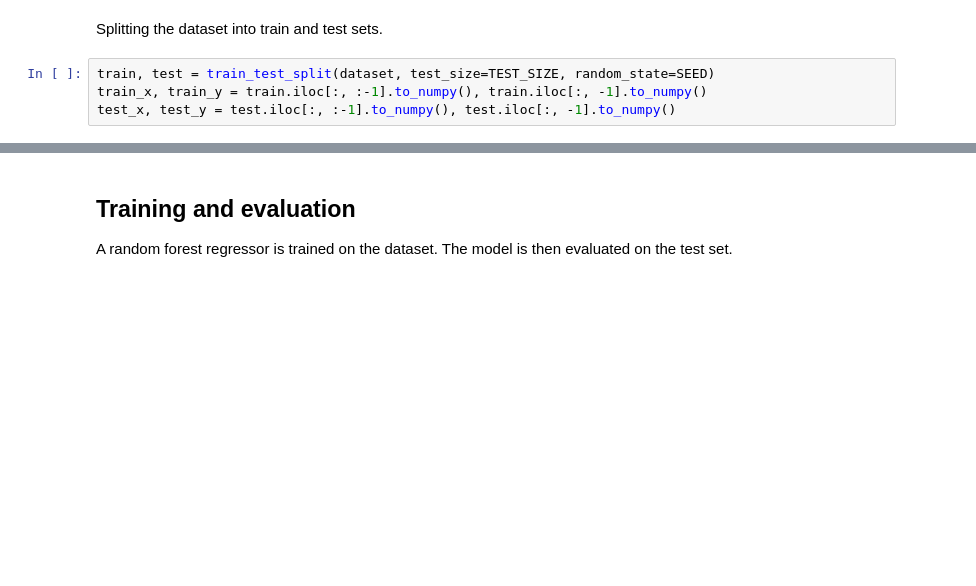
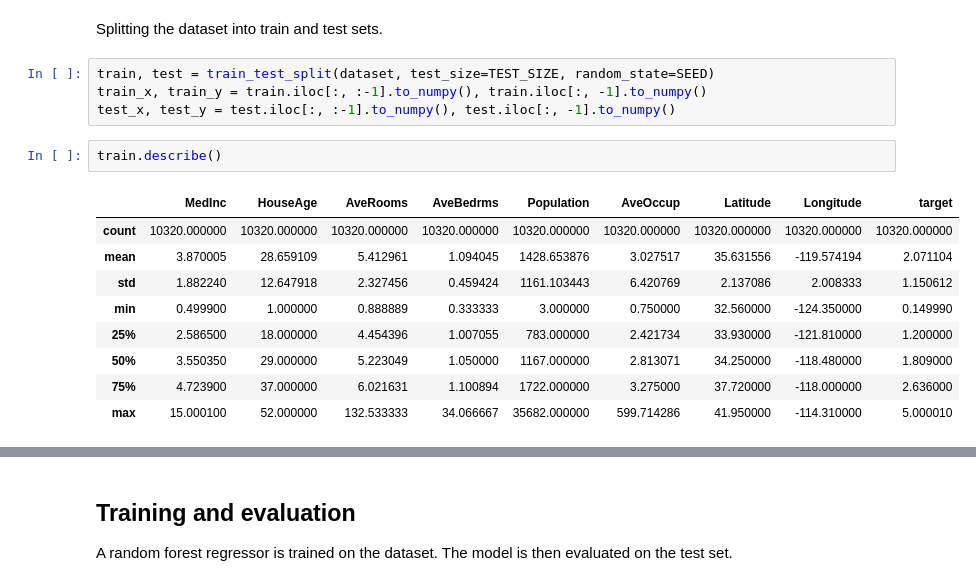
Before and after one commit to pikalab-unibo/demo-lime, a Jupyter notebook: demo-lime.ipynb, the cells around one changed output, grey strips where cells are left out. Saved outputs shown, nothing was run; the diff lists cells and outputs as text; blank space fills up the shorter version.

```diff
--- a/demo-lime.ipynb
+++ b/demo-lime.ipynb
@@ -87,3 +74,15 @@ Splitting the dataset into train and test sets.
 train, test = train_test_split(dataset, test_size=TEST_SIZE, random_state=SEED)
 train_x, train_y = train.iloc[:, :-1].to_numpy(), train.iloc[:, -1].to_numpy()
 test_x, test_y = test.iloc[:, :-1].to_numpy(), test.iloc[:, -1].to_numpy()
+# %%
+train.describe()
+# %% [output]
+|  | MedInc | HouseAge | AveRooms | AveBedrms | Population | AveOccup | Latitude | Longitude | target |
+| count | 10320.000000 | 10320.000000 | 10320.000000 | 10320.000000 | 10320.000000 | 10320.000000 | 10320.000000 | 10320.000000 | 10320.000000 |
+| mean | 3.870005 | 28.659109 | 5.412961 | 1.094045 | 1428.653876 | 3.027517 | 35.631556 | -119.574194 | 2.071104 |
+| std | 1.882240 | 12.647918 | 2.327456 | 0.459424 | 1161.103443 | 6.420769 | 2.137086 | 2.008333 | 1.150612 |
+| min | 0.499900 | 1.000000 | 0.888889 | 0.333333 | 3.000000 | 0.750000 | 32.560000 | -124.350000 | 0.149990 |
+| 25% | 2.586500 | 18.000000 | 4.454396 | 1.007055 | 783.000000 | 2.421734 | 33.930000 | -121.810000 | 1.200000 |
+| 50% | 3.550350 | 29.000000 | 5.223049 | 1.050000 | 1167.000000 | 2.813071 | 34.250000 | -118.480000 | 1.809000 |
+| 75% | 4.723900 | 37.000000 | 6.021631 | 1.100894 | 1722.000000 | 3.275000 | 37.720000 | -118.000000 | 2.636000 |
+| max | 15.000100 | 52.000000 | 132.533333 | 34.066667 | 35682.000000 | 599.714286 | 41.950000 | -114.310000 | 5.000010 |
```
Also changed, not shown: parts of 6 cells of this notebook.
